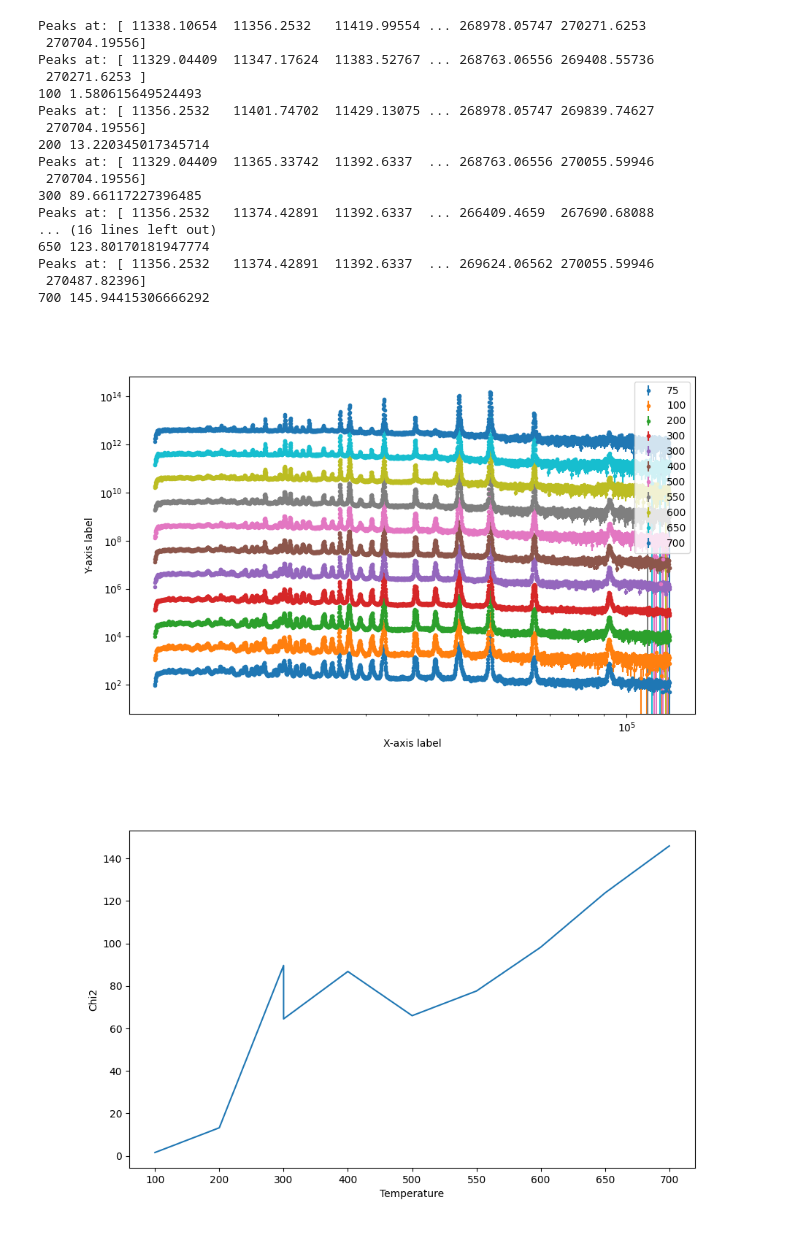
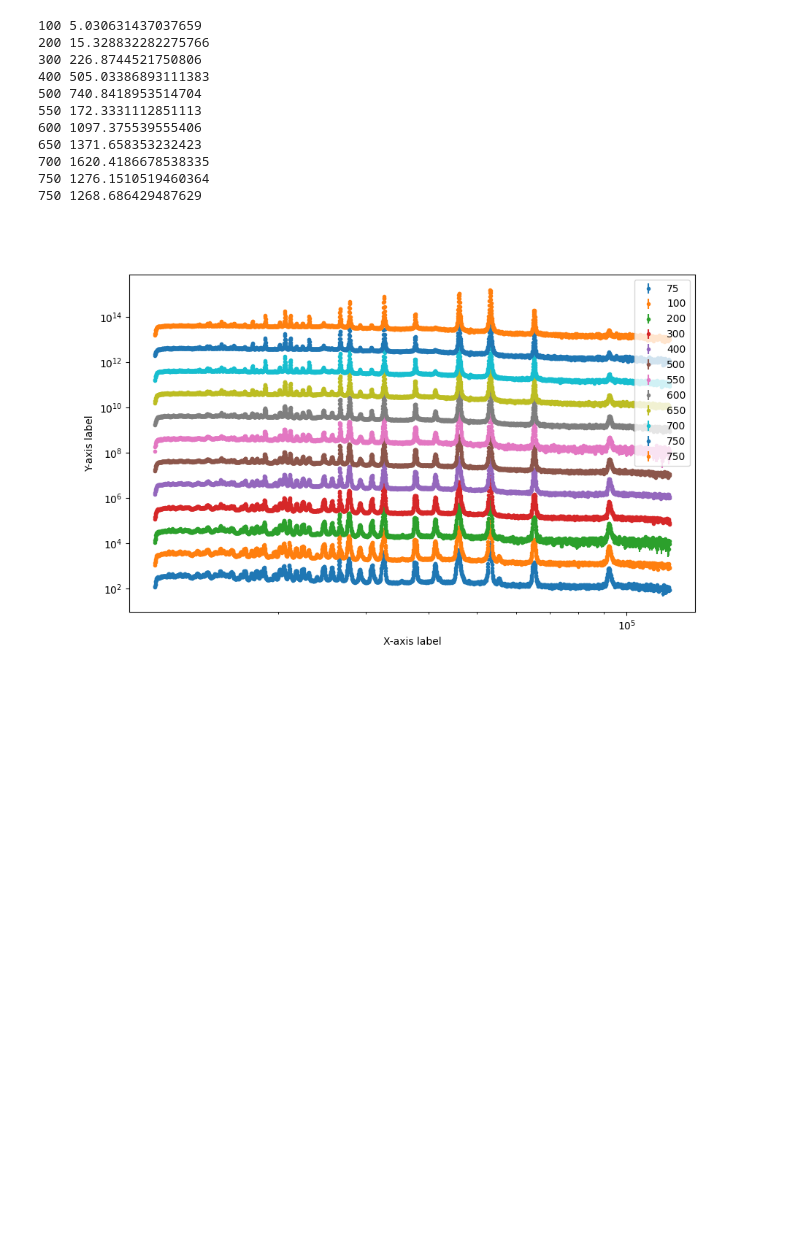
Before and after one commit to mdoucet/illumine, a Jupyter notebook: notebooks/explore-data.ipynb, the cells around one changed output. Saved outputs shown, nothing was run; the diff lists cells and outputs as text; code cells hidden in the pictures; blank space fills up the shorter version.

Commit message:
update with steady-state data

```diff
--- a/notebooks/explore-data.ipynb
+++ b/notebooks/explore-data.ipynb
@@ -8,11 +8,11 @@ import numpy as np
 from scipy.signal import find_peaks
 
 # Assuming the files are text files and you want to read them into numpy arrays
-data_dir = '/Users/m2d/ORNL Dropbox/Mathieu Doucet/shared projects/Illumine Project/PZT_data/Temperature_Ramps'
+data_dir = '/Users/m2d/ORNL Dropbox/Mathieu Doucet/shared projects/Illumine Project/PZT_data/PZT_45'
 #file_list = os.listdir('/Users/mathieu/Dropbox/Work/experiments/illumine/PZT45ramp')
 file_list = os.listdir(data_dir)
 file_list = [f for f in file_list if f.startswith('PZT')]
-file_list.sort(key=lambda x: int(x.split('_')[3]))
+file_list.sort(key=lambda x: int(x.split('_')[2]))
 
 plt.figure(figsize=(10, 6))
 scale = 1
@@ -21,63 +21,49 @@ chi2_list = []
 
 for i, file in enumerate(file_list):
     if file.startswith('PZT_45'):
-        temp = file.split('_')[3]
+        temp = file.split('_')[2]
         tof, counts, err = np.loadtxt(os.path.join(data_dir, file), comments="'").T
         # Identify peaks in the counts data
         peaks, _ = find_peaks(counts, height=0)
-        print(f"Peaks at: {tof[peaks]}")
         if i == 0:
             tof0 = tof
             counts0 = counts
             err0 = err
         else:
             non_nan_indices = ~np.isnan(counts)
             non_nan_indices &= ~np.isnan(counts0)
             non_nan_indices &= ~np.isnan(err)
             non_nan_indices &= ~np.isnan(err0)
             non_nan_indices &= err > 0
             non_nan_indices &= err0 > 0
             chi2 = np.mean((counts[non_nan_indices]-counts0[non_nan_indices])**2 / err[non_nan_indices]**2)
             temp_list.append(temp)
             chi2_list.append(chi2)
             print(temp, chi2)
         nmax = len(tof) - 1000
         scale *= 10
         #plt.plot(tof[:nmax], counts[:nmax], label=file)
         plt.errorbar(tof[:nmax], scale*counts[:nmax], yerr=scale*err[:nmax], fmt='.', label=temp)
 
 plt.xlabel('X-axis label')
 plt.ylabel('Y-axis label')
 plt.xscale('log')
 plt.yscale('log')
 plt.legend()
 plt.show()
-
-plt.figure(figsize=(10, 6))
-plt.plot(temp_list, chi2_list)
-plt.xlabel('Temperature')
-plt.ylabel('Chi2')
-plt.show()
 # %% [output]
-Peaks at: [ 11338.10654  11356.2532   11419.99554 ... 268978.05747 270271.6253
- 270704.19556]
-Peaks at: [ 11329.04409  11347.17624  11383.52767 ... 268763.06556 269408.55736
- 270271.6253 ]
-100 1.580615649524493
-Peaks at: [ 11356.2532   11401.74702  11429.13075 ... 268978.05747 269839.74627
- 270704.19556]
-200 13.220345017345714
-Peaks at: [ 11329.04409  11365.33742  11392.6337  ... 268763.06556 270055.59946
- 270704.19556]
-300 89.66117227396485
-Peaks at: [ 11356.2532   11374.42891  11392.6337  ... 266409.4659  267690.68088
-... (16 lines left out)
-650 123.80170181947774
-Peaks at: [ 11356.2532   11374.42891  11392.6337  ... 269624.06562 270055.59946
- 270487.82396]
-700 145.94415306666292
+100 5.030631437037659
+200 15.328832282275766
+300 226.8744521750806
+400 505.03386893111383
+500 740.8418953514704
+550 172.3331112851113
+600 1097.375539555406
+650 1371.658353232423
+700 1620.4186678538335
+750 1276.1510519460364
+750 1268.686429487629
-[figure, old version]
+[figure, new version]
-[figure, removed]
 # %%
 # TODO: Fit peak in Q space to avoid weird widths
 from scipy.optimize import curve_fit
```
Also changed, not shown: parts of 2 cells of this notebook.
